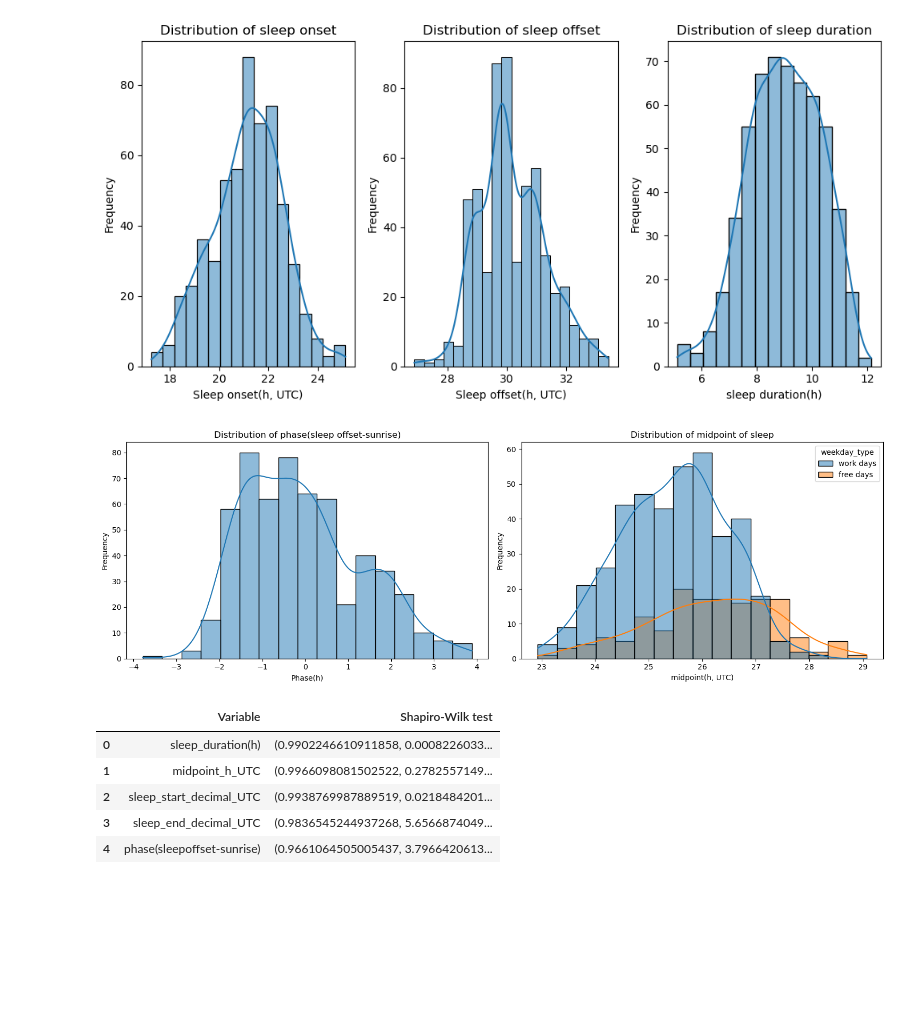
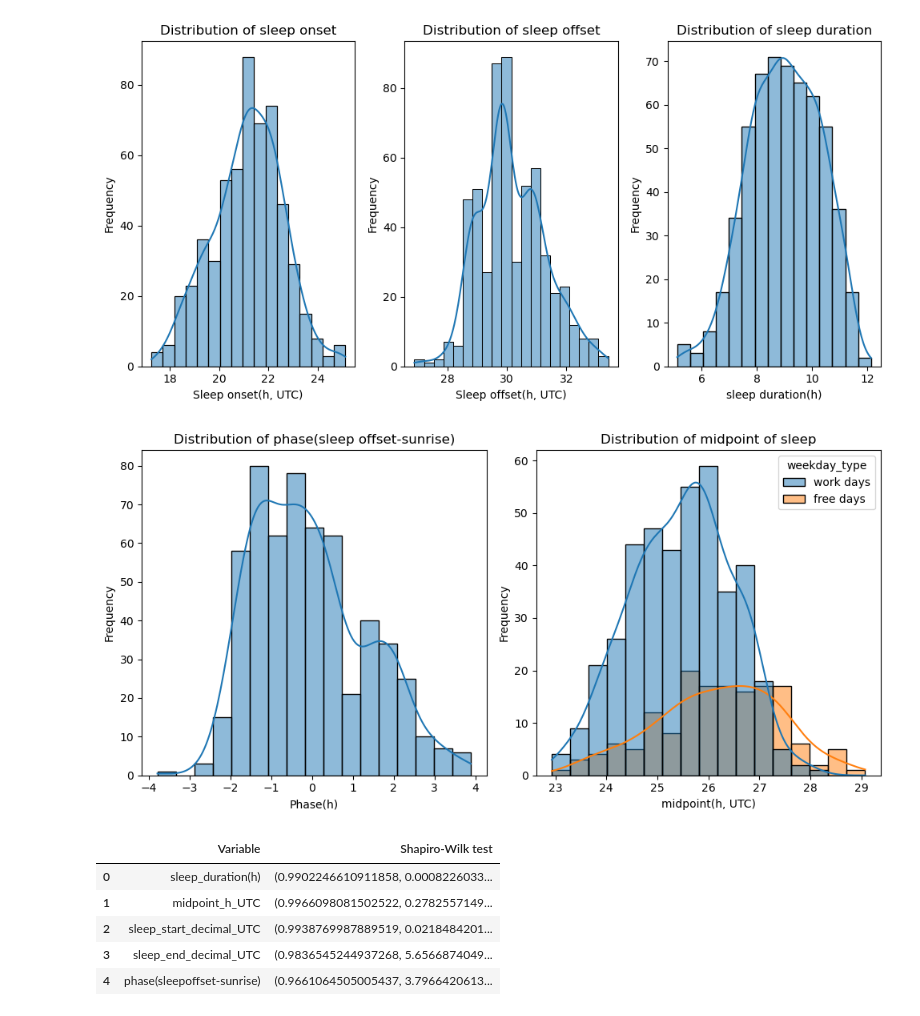
Before and after one commit to Gianluca-cnd/Case_report_uk_VS_ita, a Jupyter notebook: jetlag_UTC.ipynb, the cells around one changed output. Saved outputs shown, nothing was run; the diff lists cells and outputs as text; code cells hidden in the pictures; blank space fills up the shorter version.

```diff
--- a/jetlag_UTC.ipynb
+++ b/jetlag_UTC.ipynb
@@ -223,23 +222,23 @@ plt.show()
 [figure]
 # %%
 # distribution of phase and midpoint of sleep
-plt.figure(figsize=(15, 5))
+plt.figure(figsize=(10, 5))
 plt.subplot(1, 2, 1)
 sns.histplot(df['phase'].dropna(), kde=True)
 plt.title("Distribution of phase(sleep offset-sunrise)")
 plt.xlabel("Phase(h)")
 plt.ylabel("Frequency")
 
 plt.subplot(1, 2, 2)
 sns.histplot(data=df, x='midpoint_h_UTC', hue='weekday_type', kde=True)
 plt.title("Distribution of midpoint of sleep")
 plt.xlabel("midpoint(h, UTC)")
 plt.ylabel("Frequency")
 
 plt.tight_layout()
 plt.show()
 # %% [output]
-[figure, old version]
+[figure, new version]
 # %%
 # test normality of the data using Shapiro-Wilk test
 # H0: data is normally distributed
```
Also changed, not shown: parts of 8 cells of this notebook.
